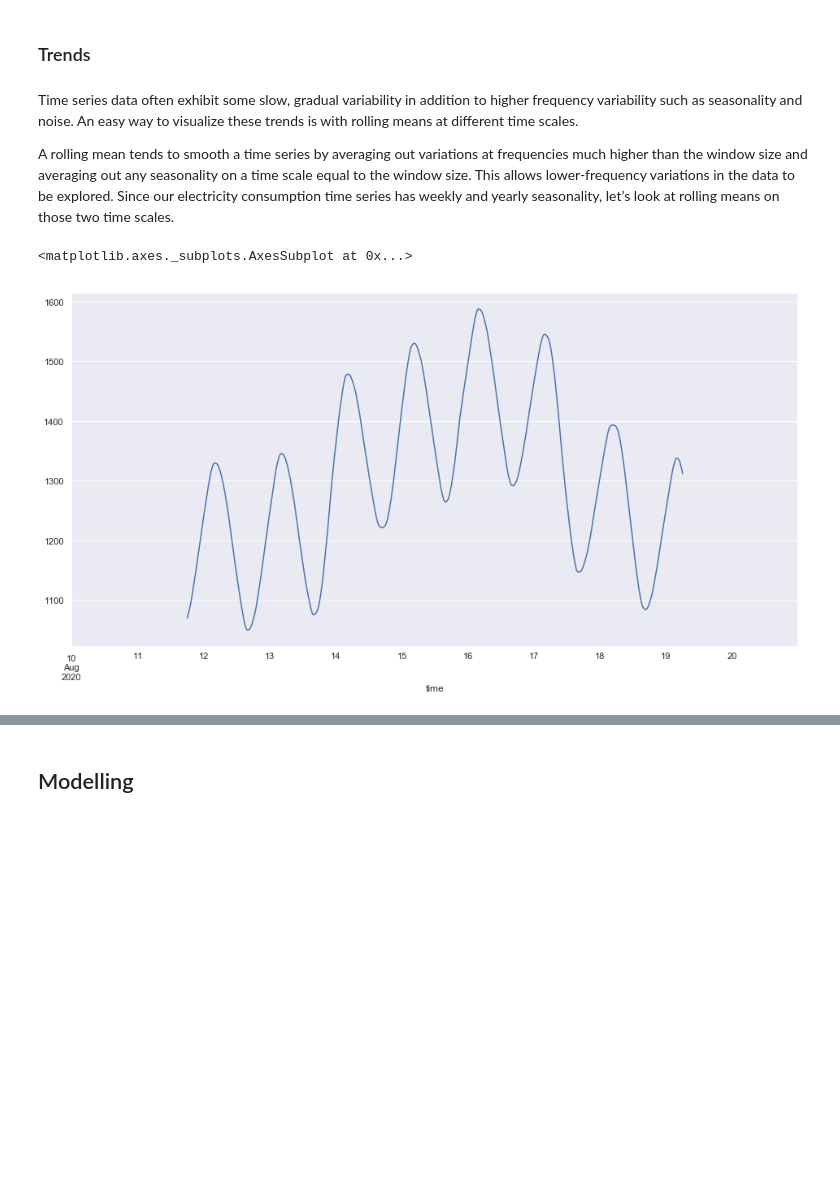
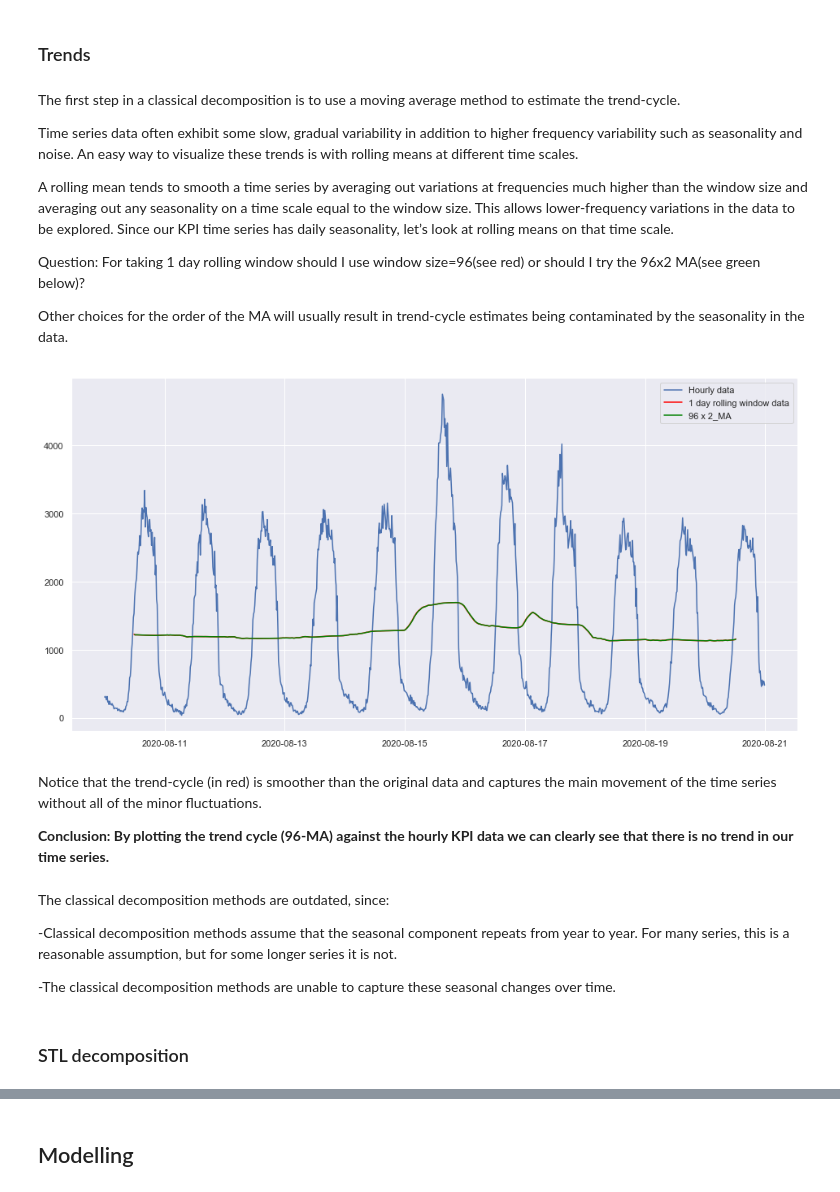
Before and after one commit to esziger/ADS_project, a Jupyter notebook: KPI_forecasting_esziger.ipynb, the cells around one changed output, grey strips where cells are left out. Saved outputs shown, nothing was run; the diff lists cells and outputs as text; code cells hidden in the pictures; blank space fills up the shorter version.

```diff
--- a/KPI_forecasting_esziger.ipynb
+++ b/KPI_forecasting_esziger.ipynb
@@ -294,13 +309,36 @@ We can see that data points in the rolling mean time series have the same spacin
 # %% [markdown]
 ### Trends
 # %% [markdown]
+The first step in a classical decomposition is to use a moving average method to estimate the trend-cycle.
+
 Time series data often exhibit some slow, gradual variability in addition to higher frequency variability such as seasonality and noise. An easy way to visualize these trends is with rolling means at different time scales.
 
-A rolling mean tends to smooth a time series by averaging out variations at frequencies much higher than the window size and averaging out any seasonality on a time scale equal to the window size. This allows lower-frequency variations in the data to be explored. Since our electricity consumption time series has weekly and yearly seasonality, let’s look at rolling means on those two time scales.
+A rolling mean tends to smooth a time series by averaging out variations at frequencies much higher than the window size and averaging out any seasonality on a time scale equal to the window size. This allows lower-frequency variations in the data to be explored. Since our KPI time series has daily seasonality, let’s look at rolling means on that time scale.
+
+Question: For taking 1 day rolling window should I use window size=96(see red) or should I try the 96x2 MA(see green below)?
+
+Other choices for the order of the MA will usually result in trend-cycle estimates being contaminated by the seasonality in the data.
 # %%
-df_3_5d = df['kpi'].rolling(window=336, center=True, min_periods = 336).mean()
+df_1d = df['kpi'].rolling(window=96, center=True, min_periods=95).mean()
-# %%
-df_3_5d.plot()
-# %% [output]
-<matplotlib.axes._subplots.AxesSubplot at 0x...>
-[figure, removed]
+# %%
+df_1dx2 = df_1d.rolling(window=2, center=True).mean()
+# %%
+plt.plot(df['kpi'], label="Hourly data")
+plt.plot(df_1d, color='red', label="1 day rolling window data")
+plt.plot(df_1dx2, color='green', label="96 x 2_MA")
+plt.legend()
+plt.show()
+# %% [output]
+[figure, added]
+# %% [markdown]
+Notice that the trend-cycle (in red) is smoother than the original data and captures the main movement of the time series without all of the minor fluctuations.
+
+**Conclusion: By plotting the trend cycle (96-MA) against the hourly KPI data we can clearly see that there is no trend in our time series.**
+# %% [markdown]
+The classical decomposition methods are outdated, since:
+
+-Classical decomposition methods assume that the seasonal component repeats from year to year. For many series, this is a reasonable assumption, but for some longer series it is not.
+
+-The classical decomposition methods are unable to capture these seasonal changes over time.
+# %% [markdown]
+### STL decomposition
```
Also changed, not shown: parts of 87 cells of this notebook.
